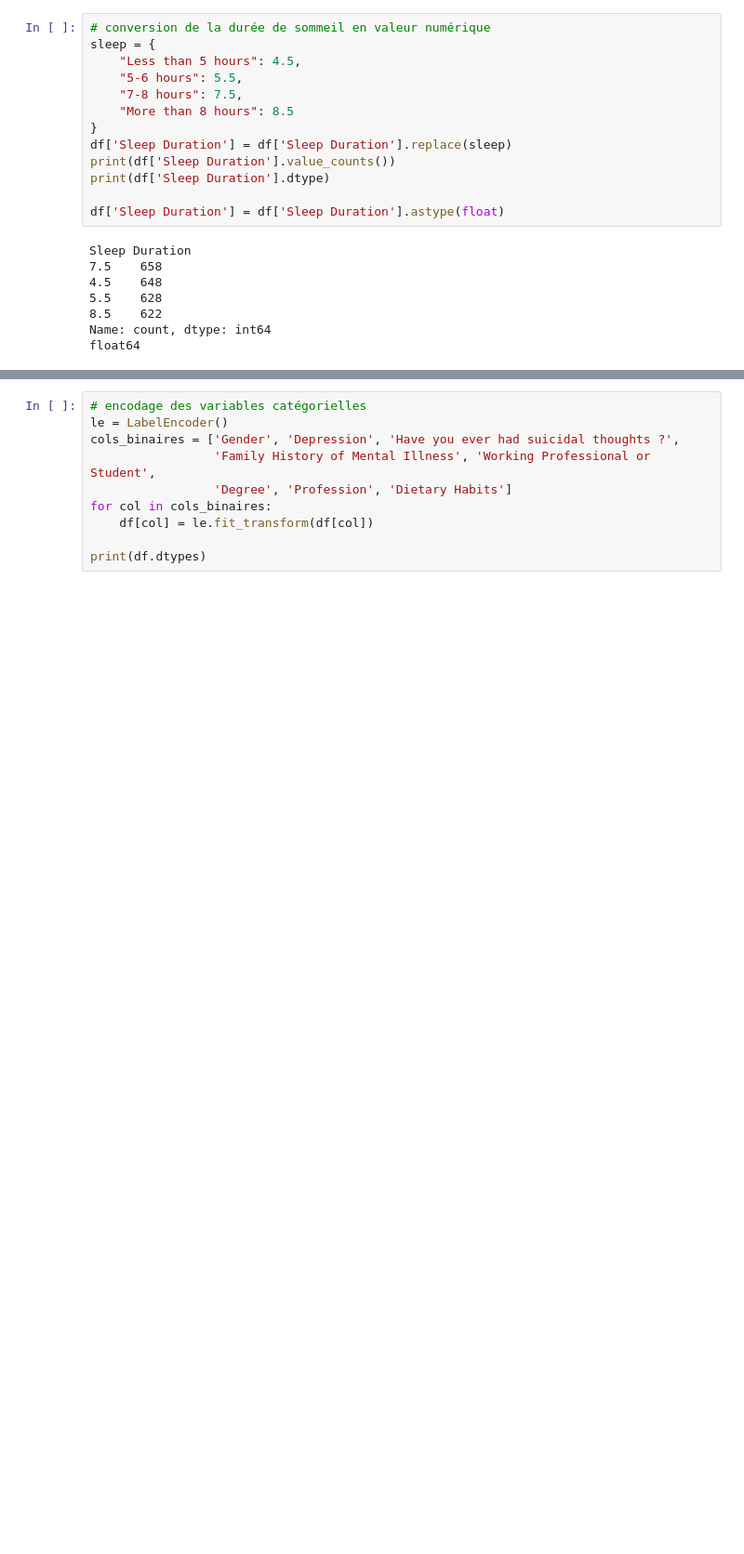
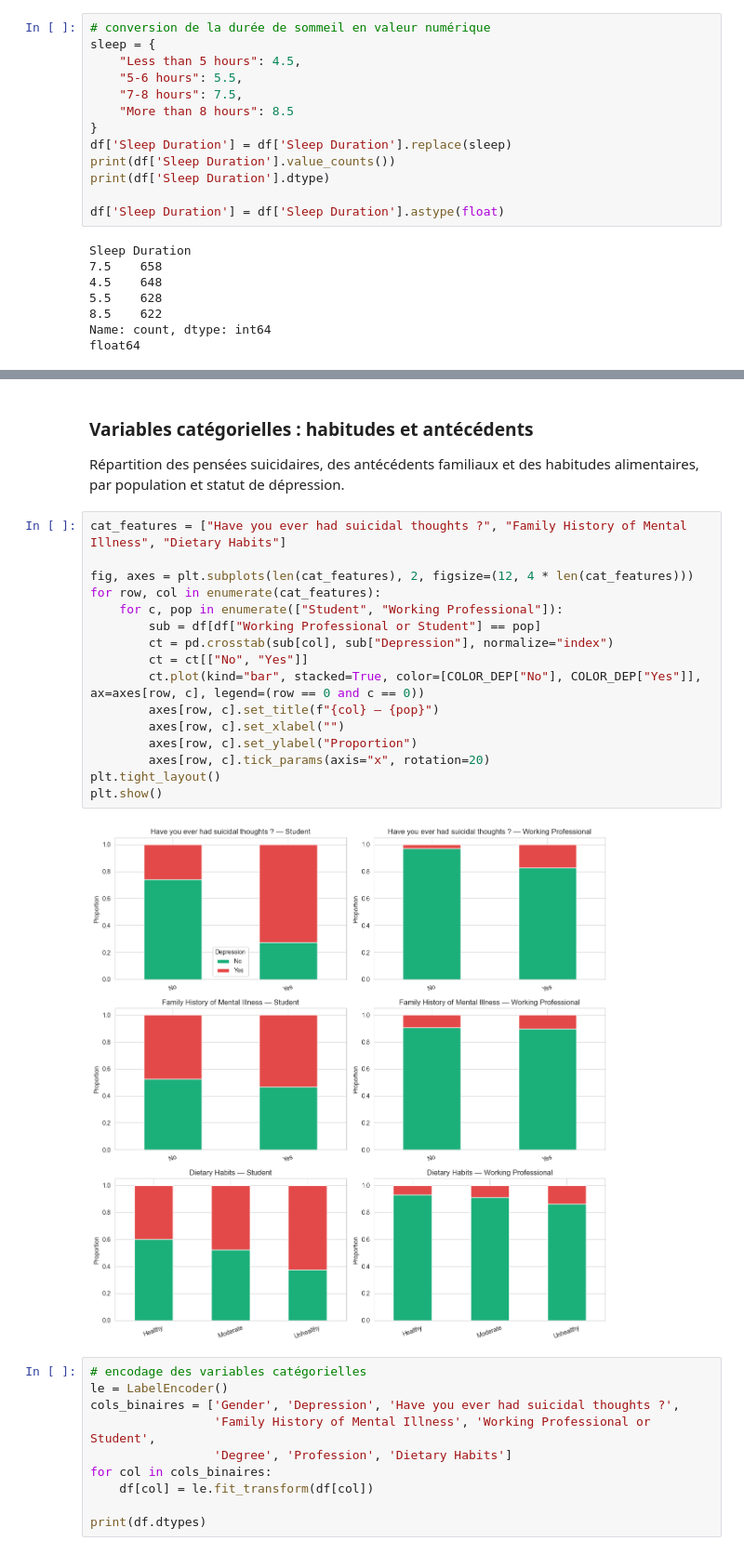
Before and after one commit to CapucineGG/Detection_precoce_depression, a Jupyter notebook: 01_exploration_nettoyage.ipynb, the cells around one changed output, grey strips where cells are left out. Shown at 93% size. Cells and saved outputs as stored; diff of their text form; blank space fills up the shorter version.

```diff
--- a/01_exploration_nettoyage.ipynb
+++ b/01_exploration_nettoyage.ipynb
@@ -158,3 +256,25 @@ float64
+# %% [markdown]
+### Variables catégorielles : habitudes et antécédents
+
+Répartition des pensées suicidaires, des antécédents familiaux et des habitudes alimentaires, par population et statut de dépression.
+# %%
+cat_features = ["Have you ever had suicidal thoughts ?", "Family History of Mental Illness", "Dietary Habits"]
+
+fig, axes = plt.subplots(len(cat_features), 2, figsize=(12, 4 * len(cat_features)))
+for row, col in enumerate(cat_features):
+    for c, pop in enumerate(["Student", "Working Professional"]):
+        sub = df[df["Working Professional or Student"] == pop]
+        ct = pd.crosstab(sub[col], sub["Depression"], normalize="index")
+        ct = ct[["No", "Yes"]]
+        ct.plot(kind="bar", stacked=True, color=[COLOR_DEP["No"], COLOR_DEP["Yes"]], ax=axes[row, c], legend=(row == 0 and c == 0))
+        axes[row, c].set_title(f"{col} — {pop}")
+        axes[row, c].set_xlabel("")
+        axes[row, c].set_ylabel("Proportion")
+        axes[row, c].tick_params(axis="x", rotation=20)
+plt.tight_layout()
+plt.show()
+# %% [output]
+[figure, added]
 # %%
 # encodage des variables catégorielles
 le = LabelEncoder()
```
Also changed, not shown: parts of 10 cells of this notebook, 6 other files.
